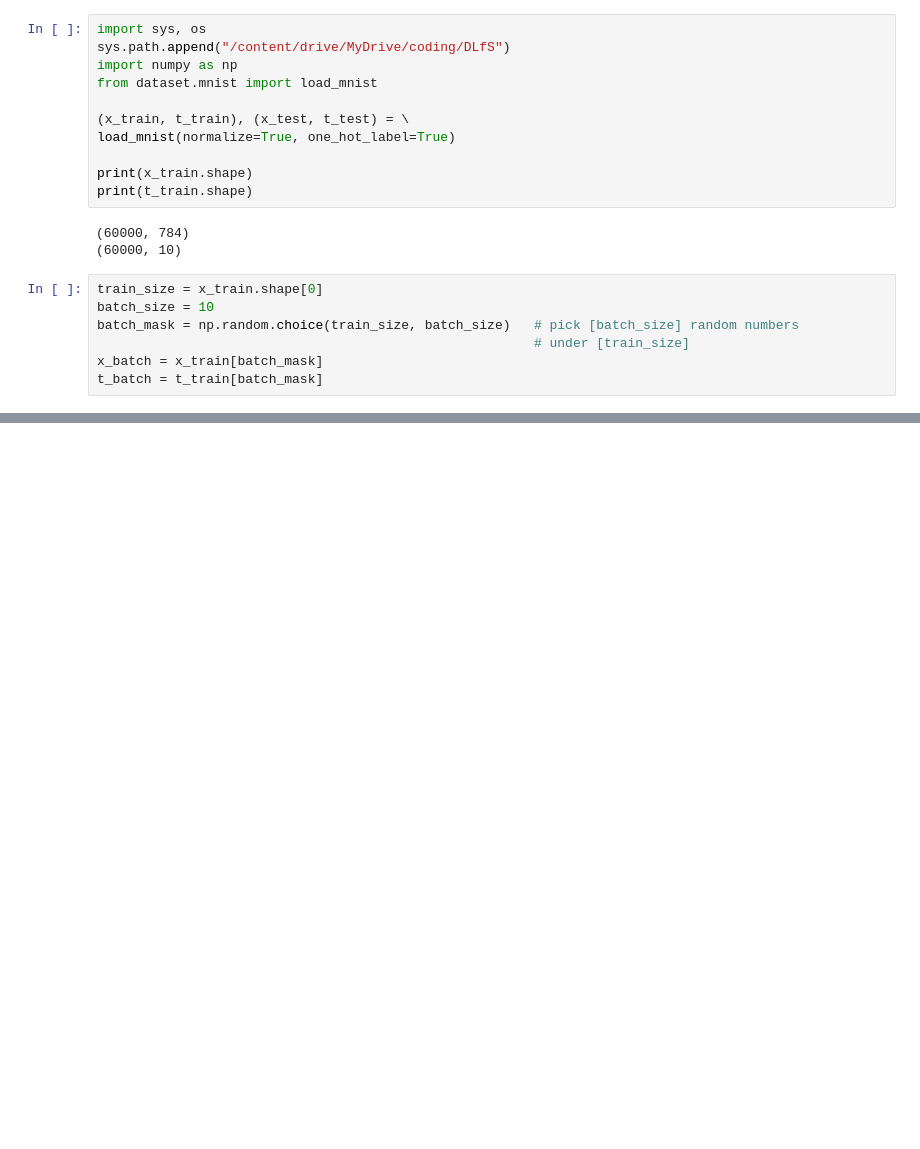
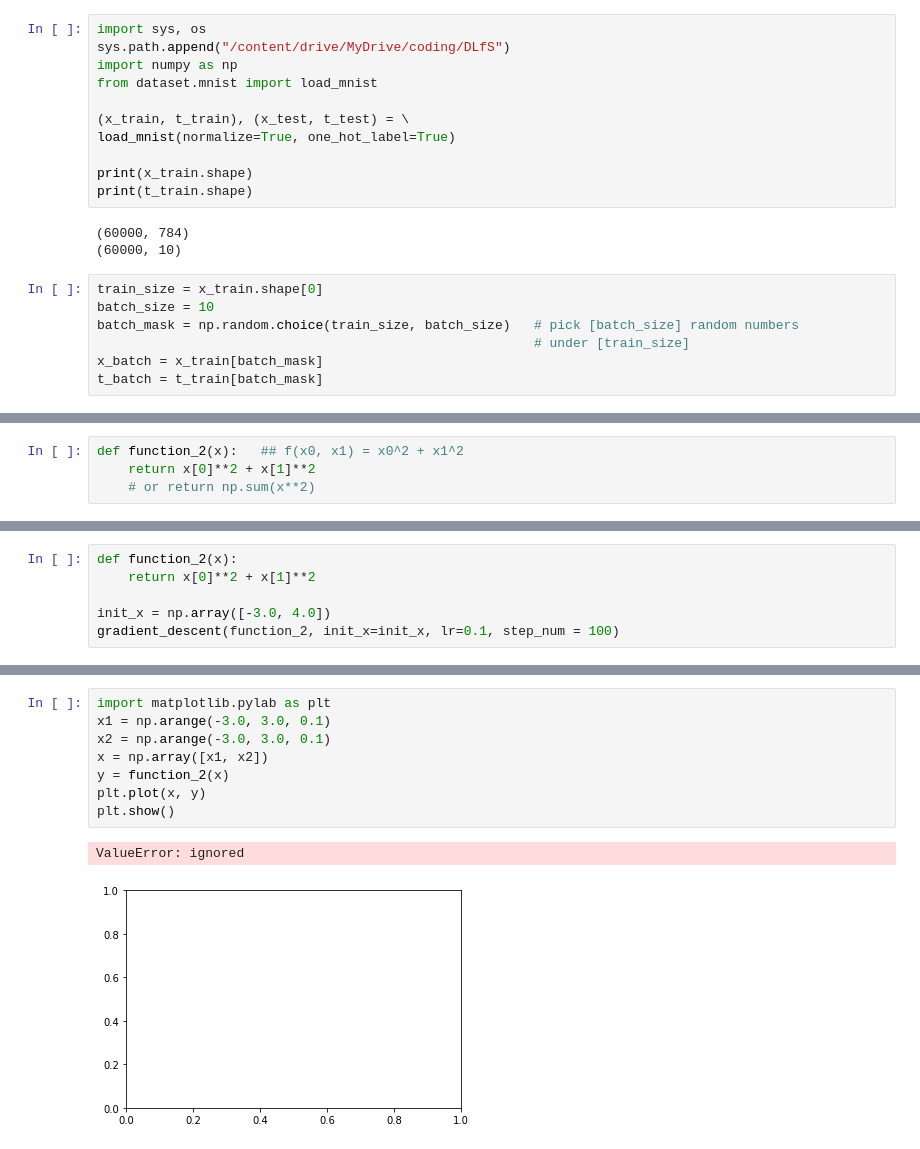
Before and after one commit to wertrew21/ikote, a Jupyter notebook: Deep_Learning_from_Scratch_S4.ipynb, the cells around one changed output, grey strips where cells are left out. Drawn from its saved outputs; the diff is of its cells as text; blank space fills up the shorter version.

```diff
--- a/Deep_Learning_from_Scratch_S4.ipynb
+++ b/Deep_Learning_from_Scratch_S4.ipynb
@@ -74,0 +110,4 @@ array([0, 1, 2, 3, 4])
+# %%
+def function_2(x):   ## f(x0, x1) = x0^2 + x1^2
+    return x[0]**2 + x[1]**2
+    # or return np.sum(x**2)
@@ -74,0 +188,6 @@ array([0, 1, 2, 3, 4])
+# %%
+def function_2(x):
+    return x[0]**2 + x[1]**2
+
+init_x = np.array([-3.0, 4.0])
+gradient_descent(function_2, init_x=init_x, lr=0.1, step_num = 100)
@@ -74,0 +210,11 @@ array([0, 1, 2, 3, 4])
+# %%
+import matplotlib.pylab as plt
+x1 = np.arange(-3.0, 3.0, 0.1)
+x2 = np.arange(-3.0, 3.0, 0.1)
+x = np.array([x1, x2])
+y = function_2(x)
+plt.plot(x, y)
+plt.show()
+# %% [output]
+ValueError: ignored
+[figure, added]
```
Also changed, not shown: parts of 15 cells of this notebook.
